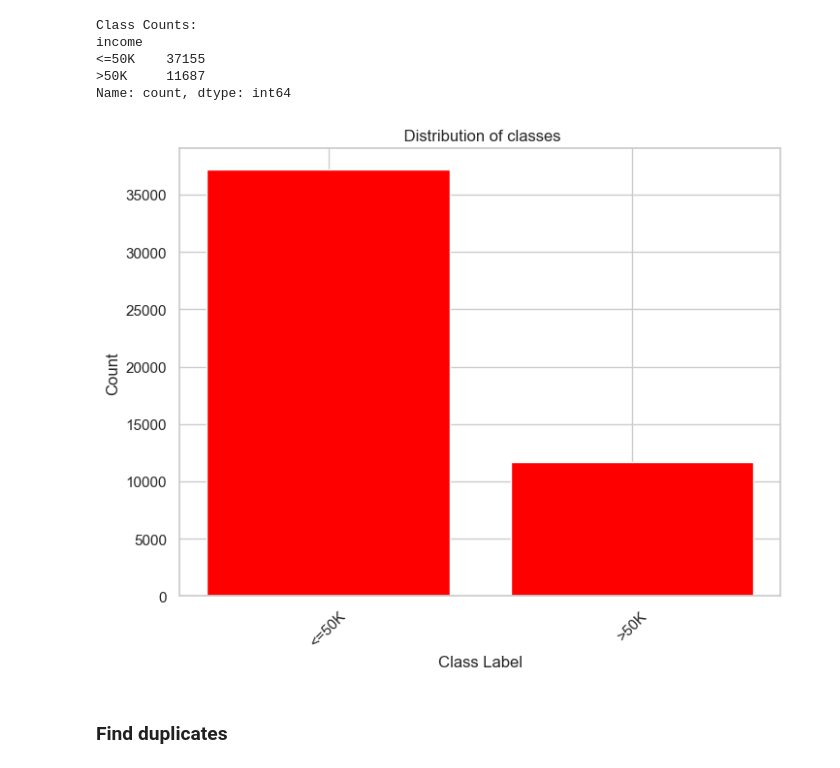
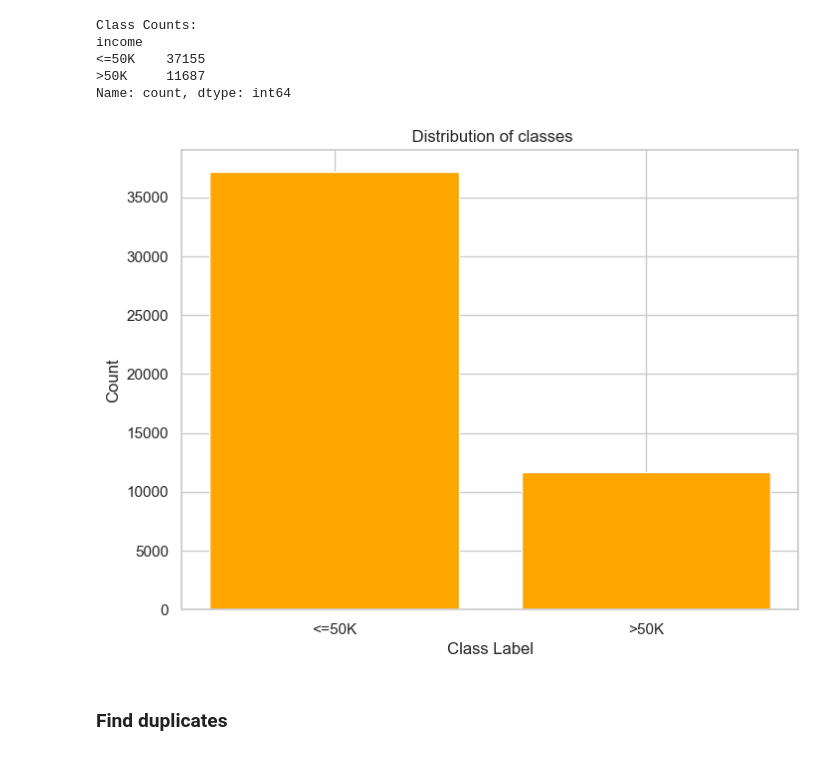
Before and after one commit to Demikadesilva/ML_CW, a Jupyter notebook: random forest.ipynb, the cells around one changed output. Cells and saved outputs as stored; diff of their text form; code cells hidden in the pictures.

Commit message:
Test1

```diff
--- a/random forest.ipynb
+++ b/random forest.ipynb
@@ -14,16 +14,16 @@ from sklearn.preprocessing import LabelEncoder
 import pandas as pd
 from sklearn.metrics import accuracy_score, classification_report, confusion_matrix
 # %%
-# Load adult.data
+# Load adults.data
 columns = ['age', 'workclass', 'fnlwgt', 'education', 'education-num', 'marital-status', 'occupation', 'relationship', 'race', 'sex', 'capital-gain', 'capital-loss', 'hours-per-week', 'native-country', 'income']
 adults_data = pd.read_csv('adult.data', names=columns, na_values=' ?', skipinitialspace=True)
 
 # Load adult.test
 adults_test = pd.read_csv('adult.test', names=columns, na_values=' ?', skipinitialspace=True, skiprows=1)
 
-adult_test.loc[:, 'income'] = adult_test['income'].replace(regex=True, to_replace=r'\.', value=r'')
+adults_test.loc[:, 'income'] = adults_test['income'].replace(regex=True, to_replace=r'\.', value=r'')
 # Combine both datasets
-Data_set = pd.concat([adult_data, adult_test], ignore_index=True)
+Data_set = pd.concat([adults_data, adults_test], ignore_index=True)
 Data_set.reset_index(drop=True,inplace=True)
 Data_set
 # %% [output]
@@ -60,17 +60,16 @@ Name: count, dtype: int64
 # %%
 # Counting the class labels
 count_class = Data_set['income'].value_counts()
 
 # Visualizing class distribution
 plt.figure(figsize=(8, 6))
-plt.bar(count_class.index, count_class.values, color='red')
+plt.bar(count_class.index, count_class.values, color='orange')
 plt.xlabel('Class Label')
 plt.ylabel('Count')
 plt.title(' Distribution of classes')
-plt.xticks(rotation=45)  # Rotate x-axis labels for better readability
 plt.show()
 # %% [output]
-[figure, old version]
+[figure, new version]
 # %% [markdown]
 ### Find duplicates
 # %%
```
Also changed, not shown: parts of 45 cells of this notebook.
